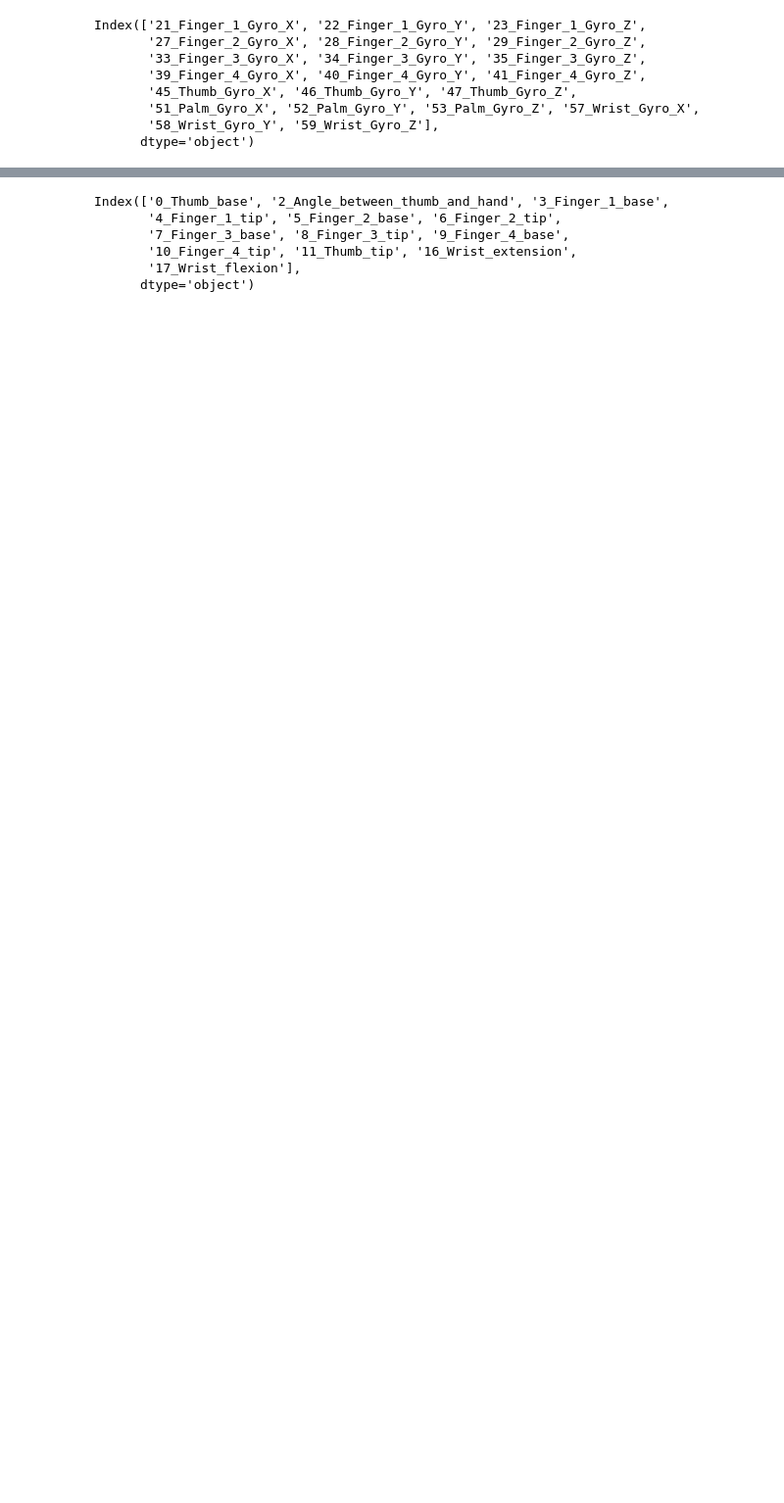
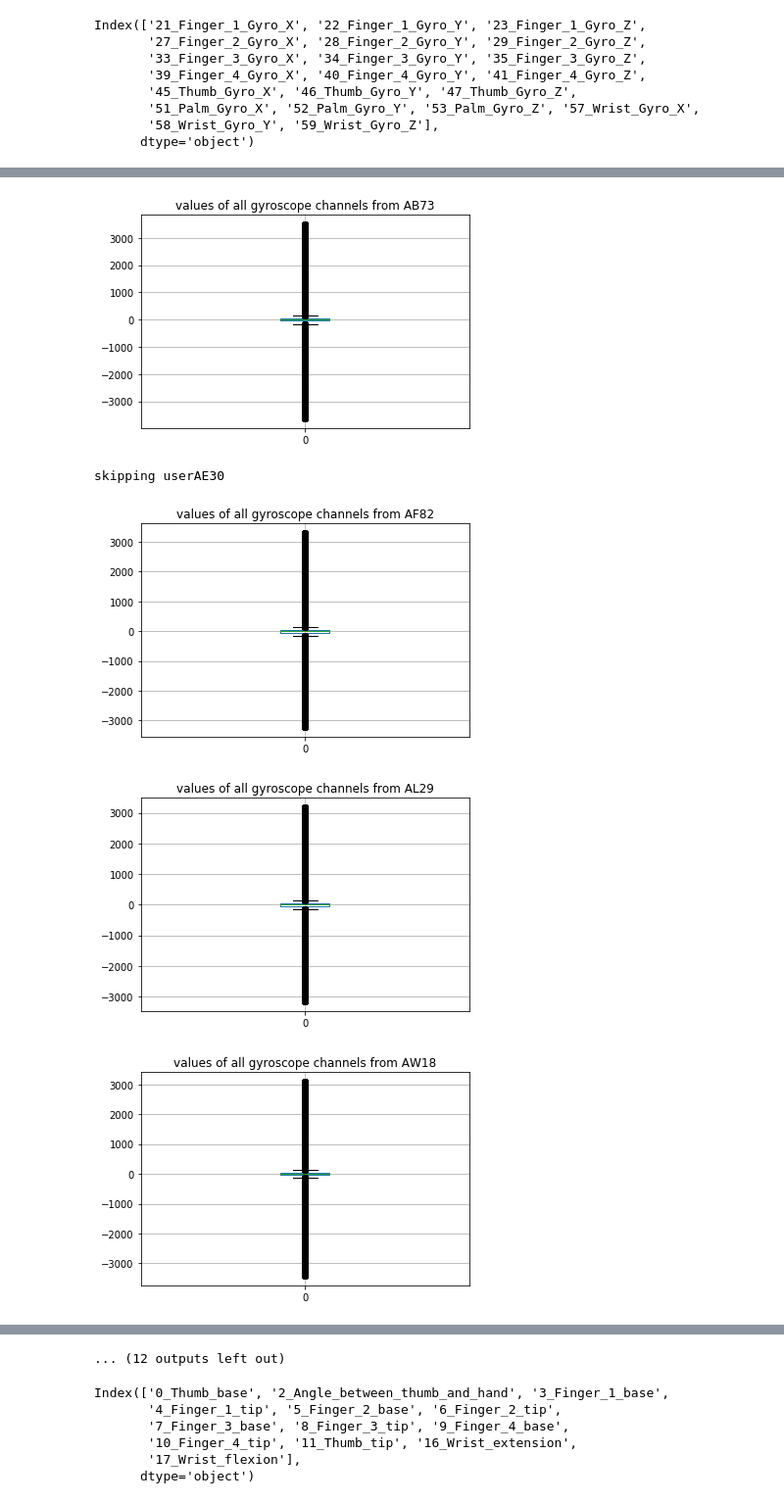
Before and after one commit to joergsimon/thesis, a Jupyter notebook: gesture-analysis/scripts/Description of Raw Data.ipynb, the cells around one changed output, grey strips where cells are left out. Shown at 98% size. Cells and saved outputs as stored; diff of their text form; code cells hidden in the pictures; blank space fills up the shorter version.

```diff
--- a/gesture-analysis/scripts/Description of Raw Data.ipynb
+++ b/gesture-analysis/scripts/Description of Raw Data.ipynb
@@ -1318,0 +1099,4 @@ user:  CB24  vals:  2227722  mean:  429.572764465225  std:  988.0063983322849  m
+# %%
+gbo.show_valuerange_individual_boxplots(usernames, users, 'all gyroscope channels', cols[all_gyro],
+                                        True, higher_percentile, lower_percentile, False, False)
+# %% [output]
@@ -1318,0 +1104,5 @@ user:  CB24  vals:  2227722  mean:  429.572764465225  std:  988.0063983322849  m
+[figure, added]
+skipping userAE30
+[figure, added]
+[figure, added]
+[figure, added]
@@ -1319,3 +1115,4 @@ user:  CB24  vals:  2227722  mean:  429.572764465225  std:  988.0063983322849  m
+... (12 outputs left out)
 # %%
 all_flex = Constants().raw_indices['flex']['all']
 print(cols[all_flex])
```
Also changed, not shown: parts of 29 cells of this notebook.
